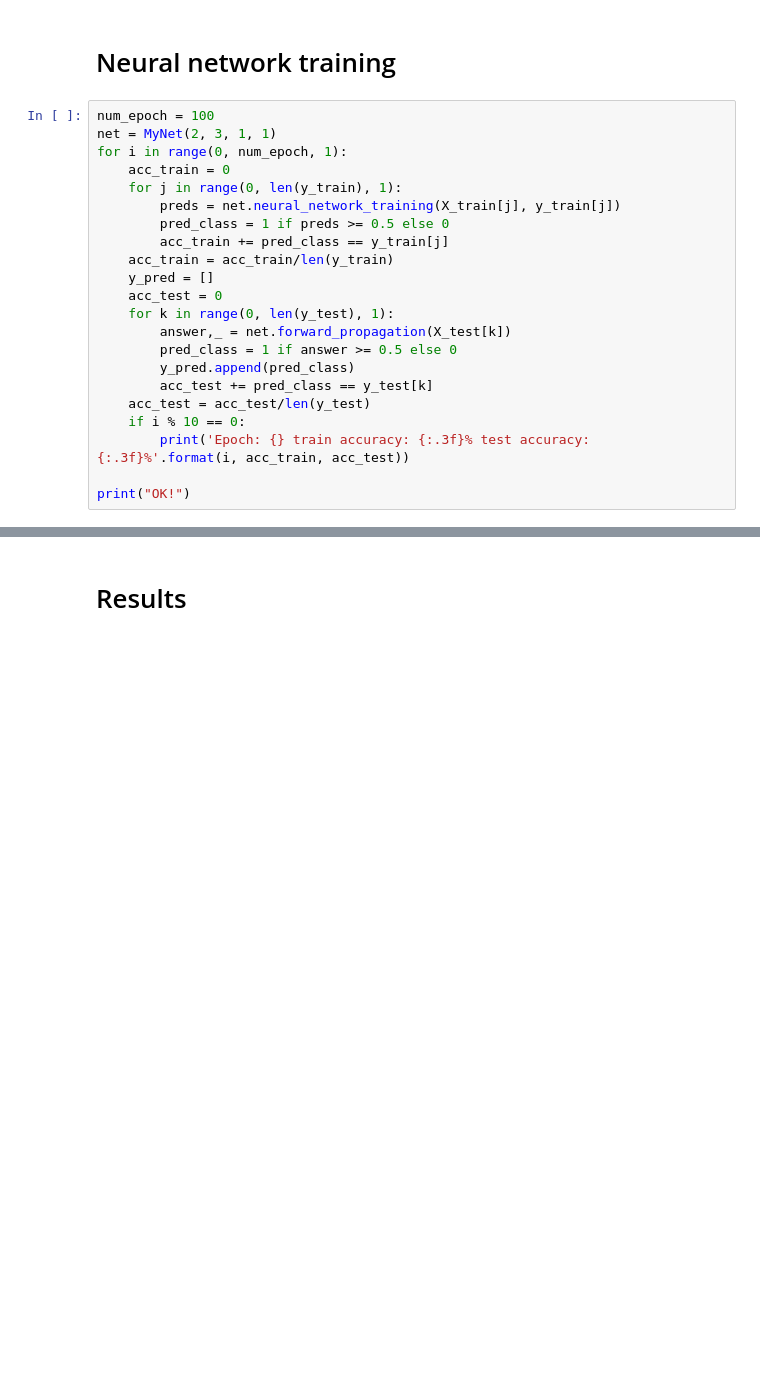
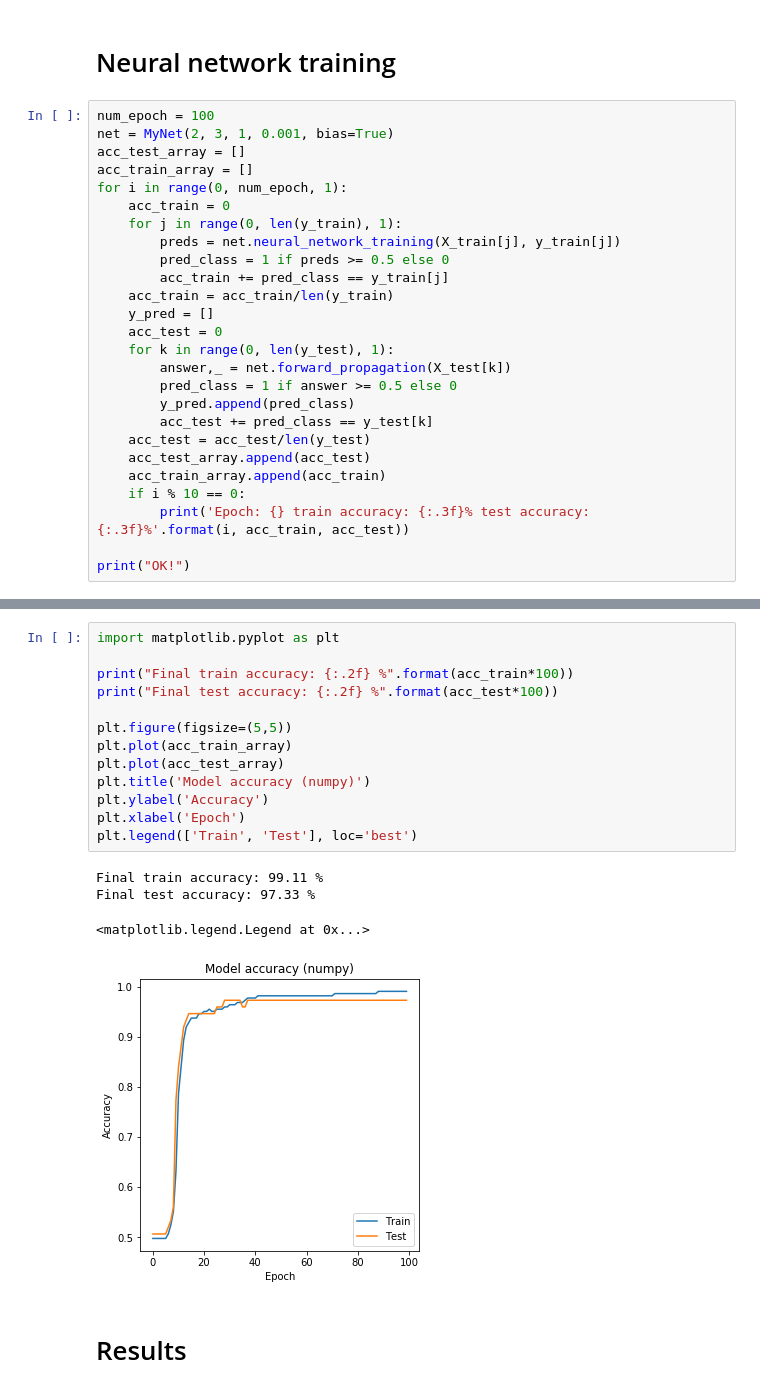
Before and after one commit to eukhenio/ds_school_2020, a Jupyter notebook: task 3/AvanesovArtem.ipynb, the cells around one changed output, grey strips where cells are left out. Cells and saved outputs as stored; diff of their text form; blank space fills up the shorter version.

```diff
--- a/task 3/AvanesovArtem.ipynb
+++ b/task 3/AvanesovArtem.ipynb
@@ -85,7 +97,9 @@ class MyNet:
 # Neural network training
 # %%
 num_epoch = 100
-net = MyNet(2, 3, 1, 1)
+net = MyNet(2, 3, 1, 0.001, bias=True)
+acc_test_array = []
+acc_train_array = []
 for i in range(0, num_epoch, 1):
     acc_train = 0
     for j in range(0, len(y_train), 1):
@@ -101,6 +115,8 @@ for i in range(0, num_epoch, 1):
         y_pred.append(pred_class)
         acc_test += pred_class == y_test[k]
     acc_test = acc_test/len(y_test)
+    acc_test_array.append(acc_test)
+    acc_train_array.append(acc_train)
     if i % 10 == 0:
         print('Epoch: {} train accuracy: {:.3f}% test accuracy: {:.3f}%'.format(i, acc_train, acc_test))
 
@@ -120,3 +138,21 @@ Epoch: 90 train accuracy: 0.996% test accuracy: 0.987%
+# %%
+import matplotlib.pyplot as plt
+
+print("Final train accuracy: {:.2f} %".format(acc_train*100))
+print("Final test accuracy: {:.2f} %".format(acc_test*100))
+
+plt.figure(figsize=(5,5))
+plt.plot(acc_train_array)
+plt.plot(acc_test_array)
+plt.title('Model accuracy (numpy)')
+plt.ylabel('Accuracy')
+plt.xlabel('Epoch')
+plt.legend(['Train', 'Test'], loc='best')
+# %% [output]
+Final train accuracy: 99.11 %
+Final test accuracy: 97.33 %
+<matplotlib.legend.Legend at 0x...>
+[figure, added]
 # %% [markdown]
 # Results
 # %%
```
Also changed, not shown: parts of 4 cells of this notebook.
